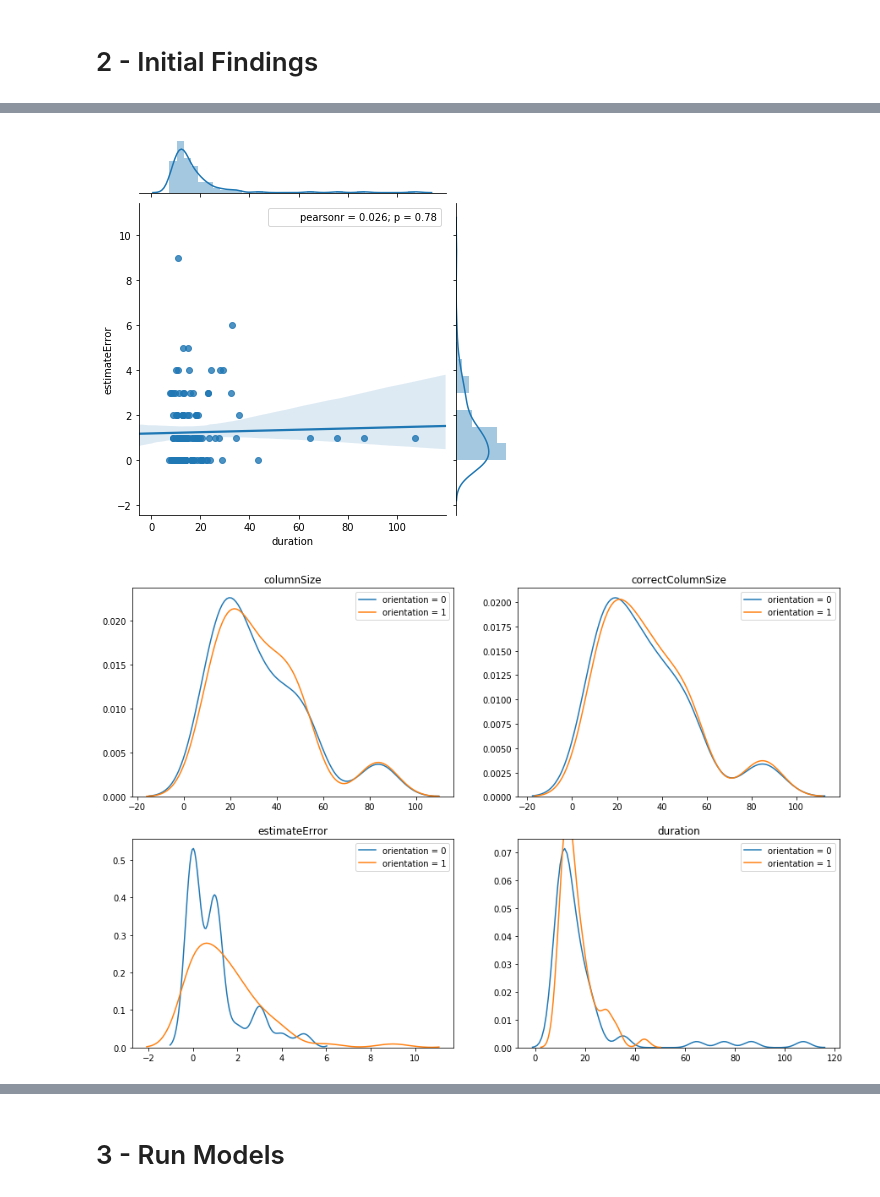
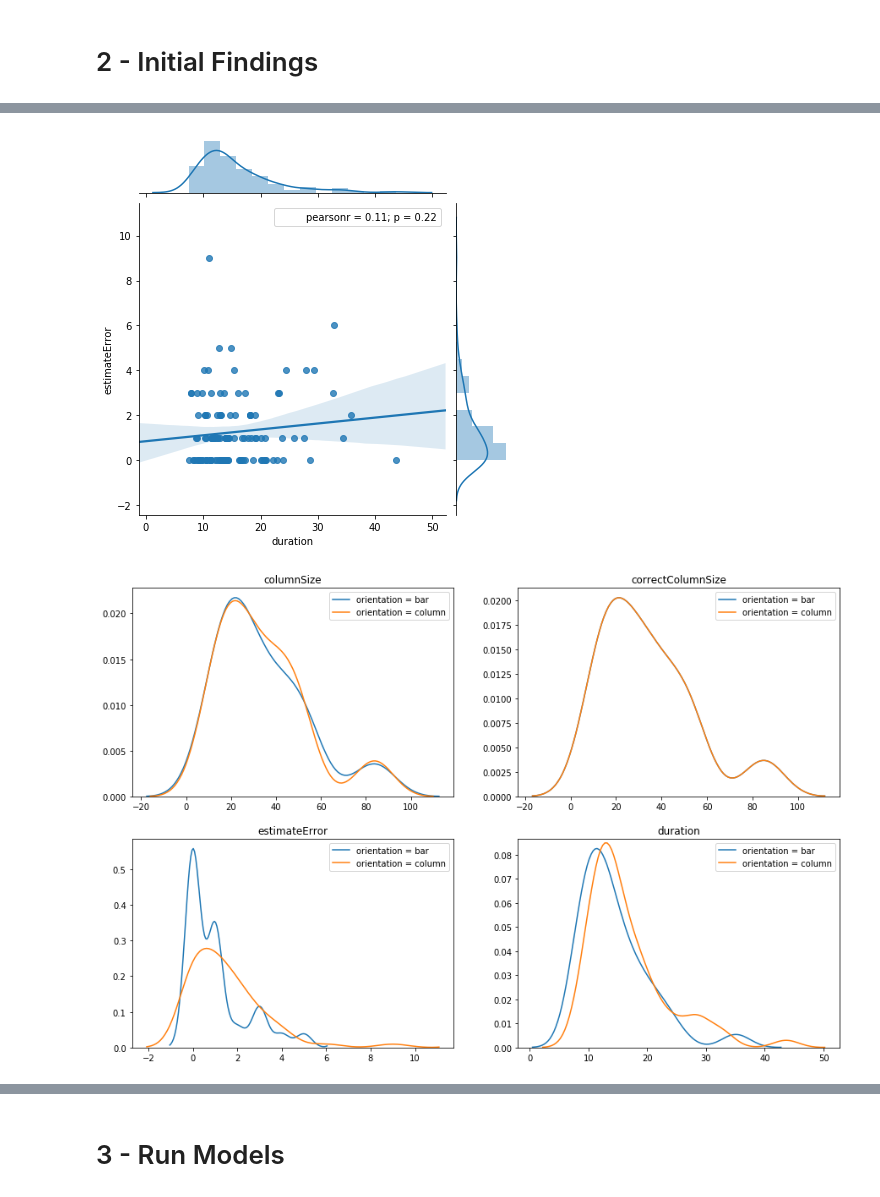
Before and after one commit to IsaacDempsey/SurveyWebsite, a Jupyter notebook: Regression Analysis.ipynb, the cells around one changed output, grey strips where cells are left out. Cells and saved outputs as stored; diff of their text form; code cells hidden in the pictures.

Commit message:
Removed other example charts, and changed regression

```diff
--- a/Regression Analysis.ipynb
+++ b/Regression Analysis.ipynb
@@ -31,7 +31,7 @@ numberOfColumns = {1:3, 2:3, 3:3, 4:3, 5:3, 6:3, 7:3, 8:3,
                    17:8, 18:8, 19:8, 20:8 , 21:8, 22:8, 23:8, 24:8,
                    0:5}
 # %%
-df["numberOfColumns"] = [numberOfColumns[i] for i in df["chartNumber"].tolist()]
+df["numDataPoints"] = [numberOfColumns[i] for i in df["chartNumber"].tolist()]
 # %%
 df.head(5)
 # %% [output]
@@ -50,8 +50,9 @@ df["estimateError"] = abs(df["columnSize"] - df["correctColumnSize"])
 # %%
 # Get dummy for orientation. 1 = column chart, 0 = bar chart
 df["orientation"] = df["chartNumber"] % 2
-# %%
-df = df.drop(0)
+# %%
+# Drop ALL the test charts. :(
+df = df.drop(df[df["chartNumber"] == 0].index.tolist())
 # %%
 df.head(5)
 # %% [output]
@@ -90,26 +96,26 @@ sns.jointplot("duration", "estimateError", data=df, kind="reg")
 
 plt.show()
 # %% [output]
-[figure, old version]
+[figure, new version]
 # %%
 # Plots of disributions of the continuous variables where churn is either 0 or 1.
 
 fig, axes = plt.subplots(nrows=2, ncols=2, figsize=(15, 10))
 axes_list = [item for sublist in axes for item in sublist]
 
 x = ["columnSize", "correctColumnSize", "estimateError", "duration"]
 
 for feature in x:
     ax = axes_list.pop(0)
 
-    sns.distplot(df[df['orientation'] == False][[feature]], hist=False, ax=ax, label="orientation = 0")
-    sns.distplot(df[df['orientation'] == True][[feature]], hist=False, ax=ax, label="orientation = 1")
+    sns.distplot(df[df['orientation'] == False][[feature]], hist=False, ax=ax, label="orientation = bar")
+    sns.distplot(df[df['orientation'] == True][[feature]], hist=False, ax=ax, label="orientation = column")
 
     ax.set_title(feature)
 
 for ax in axes_list:
     ax.remove()
 
 plt.show()
 # %% [output]
-[figure, old version]
+[figure, new version]
```
Also changed, not shown: parts of 7 cells of this notebook.
